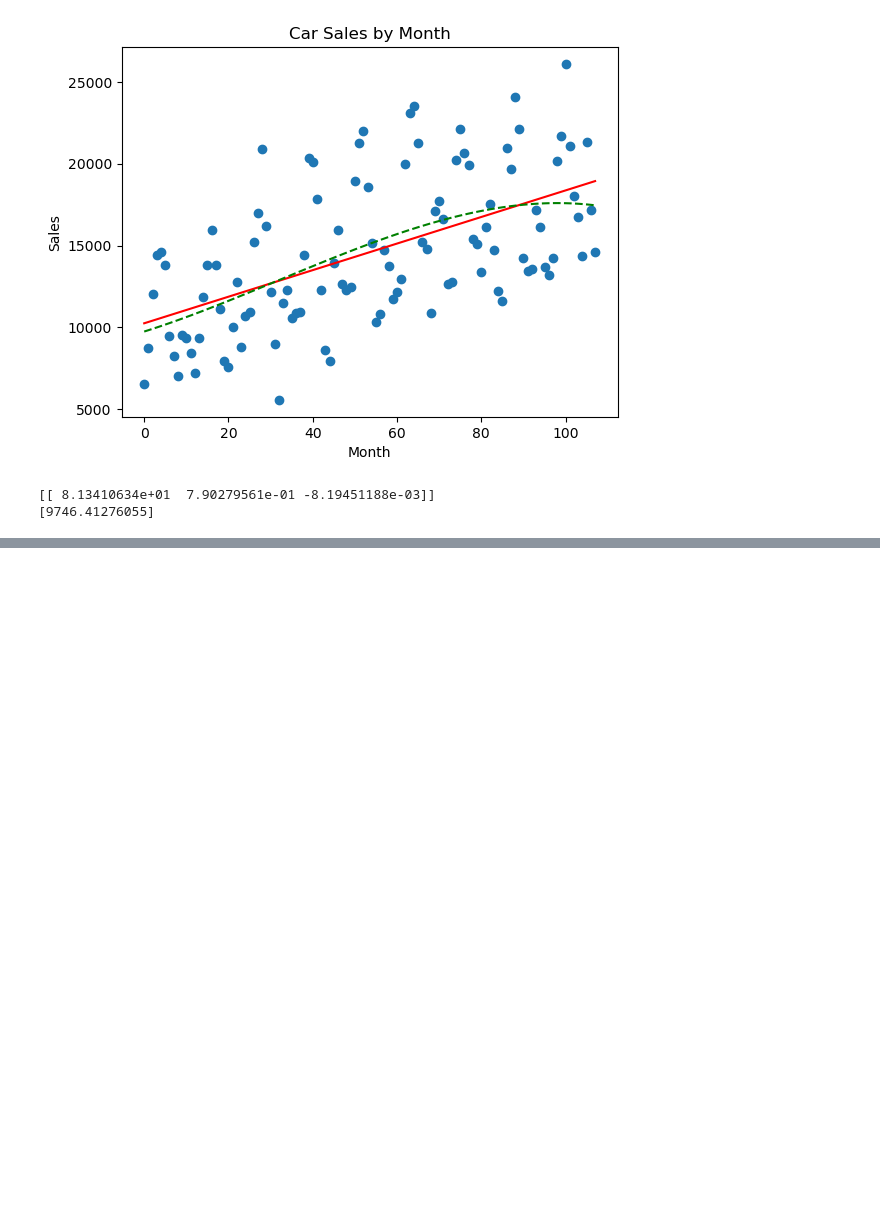
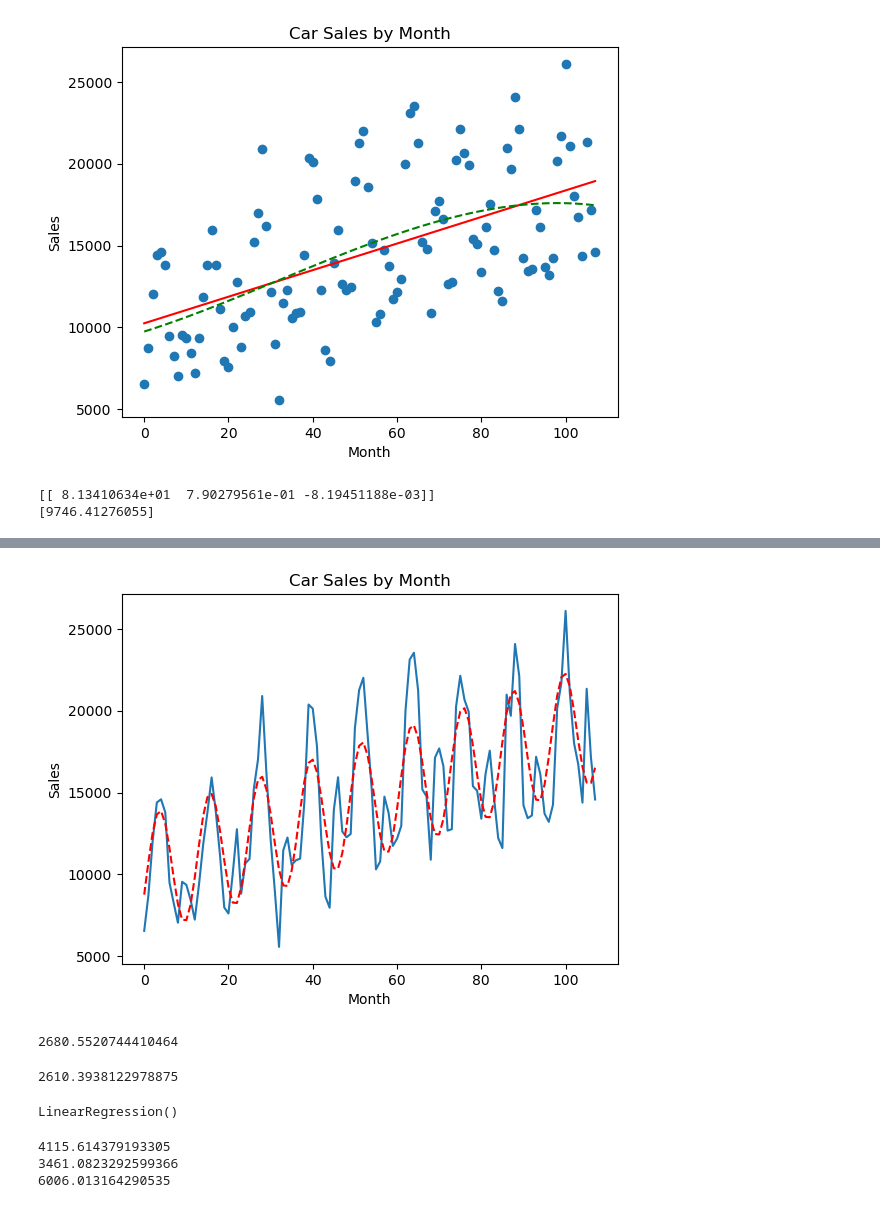
Before and after one commit to nyguerrillagirl/100-days-of-code, a Jupyter notebook: src/python_projects/dive_into_data_science/chapter02/chapter_02.ipynb, the cells around one changed output, grey strips where cells are left out. Saved outputs shown, nothing was run; the diff lists cells and outputs as text; code cells hidden in the pictures; blank space fills up the shorter version.

```diff
--- a/src/python_projects/dive_into_data_science/chapter02/chapter_02.ipynb
+++ b/src/python_projects/dive_into_data_science/chapter02/chapter_02.ipynb
@@ -229,0 +241,7 @@ print(regressor_cubic.intercept_)
+# %%
+import math
+carsales['sin_period'] = carsales['period'].apply(lambda x: math.sin(x*2*math.pi/12))
+carsales['cos_period'] = carsales['period'].apply(lambda x: math.cos(x*2*math.pi/12))
+# %%
+x_trig = carsales.loc[:, ['period', 'sin_period', 'cos_period']].values.reshape(-1,3)
+y = carsales['sales'].values.reshape(-1,1)
@@ -229,0 +253,58 @@ print(regressor_cubic.intercept_)
+# %%
+plt.plot(carsales['period'], carsales['sales'])
+plt.plot(x,regressor_trig.predict(x_trig),'r--')
+plt.title('Car Sales by Month')
+plt.xlabel('Month')
+plt.ylabel('Sales')
+plt.show()
+# %% [output]
+[figure, added]
+# %%
+trig_line = regressor_trig.predict(x_trig)[:, 0]
+get_rmse(trig_line, saleslist)
+# %% [output]
+2680.5520744410464
+# %%
+carsales['squareroot']=carsales['period'].apply(lambda x: x**0.5)
+carsales['exponent15']=carsales['period'].apply(lambda x: x**1.5)
+carsales['log']=carsales['period'].apply(lambda x: math.log(x+1))
+x_complex = carsales.loc[:,['period','log','sin_period','cos_period', \
+'squareroot','exponent15','log','quadratic', 'cubic']].values.reshape(-1,9)
+y = carsales['sales'].values.reshape(-1,1)
+regressor_complex = LinearRegression()
+regressor_complex.fit(x_complex,y)
+complex_line=[prediction for sublist in regressor_complex.predict(x_complex) \
+for prediction in sublist]
+print(get_rmse(complex_line,saleslist))
+# %% [output]
+2610.3938122978875
+# %%
+x_complex_train = carsales.loc[0:80,['period','log','sin_period','cos_period','squareroot', \
+'exponent15','log','quadratic','cubic']].values.reshape(-1,9)
+y_train = carsales.loc[0:80,'sales'].values.reshape(-1,1)
+x_complex_test = carsales.loc[81:107,['period','log','sin_period','cos_period','squareroot', \
+'exponent15','log','quadratic','cubic']].values.reshape(-1,9)
+y_test = carsales.loc[81:107,'sales'].values.reshape(-1,1)
+regressor_complex.fit(x_complex_train, y_train)
+# %% [output]
+LinearRegression()
+# %%
+x_train = carsales.loc[0:80,['period']].values.reshape(-1,1)
+x_test = carsales.loc[81:107,['period']].values.reshape(-1,1)
+x_trig_train = carsales.loc[0:80,['period','sin_period','cos_period']].values.reshape(-1,3)
+x_trig_test = carsales.loc[81:107,['period','sin_period','cos_period']].values.reshape(-1,3)
+regressor.fit(x_train, y_train)
+regressor_trig.fit(x_trig_train, y_train)
+complex_test_predictions=[prediction for sublist in \
+      regressor_complex.predict(x_complex_test) for prediction in sublist]
+test_predictions=[prediction for sublist in regressor.predict(x_test) for \
+      prediction in sublist]
+trig_test_predictions=[prediction for sublist in \
+      regressor_trig.predict(x_trig_test) for prediction in sublist]
+print(get_rmse(test_predictions,saleslist[81:107]))
+print(get_rmse(trig_test_predictions,saleslist[81:107]))
+print(get_rmse(complex_test_predictions,saleslist[81:107]))
+# %% [output]
+4115.614379193305
+3461.0823292599366
+6006.013164290535
```
Also changed, not shown: parts of 3 cells of this notebook, 2 other files.
